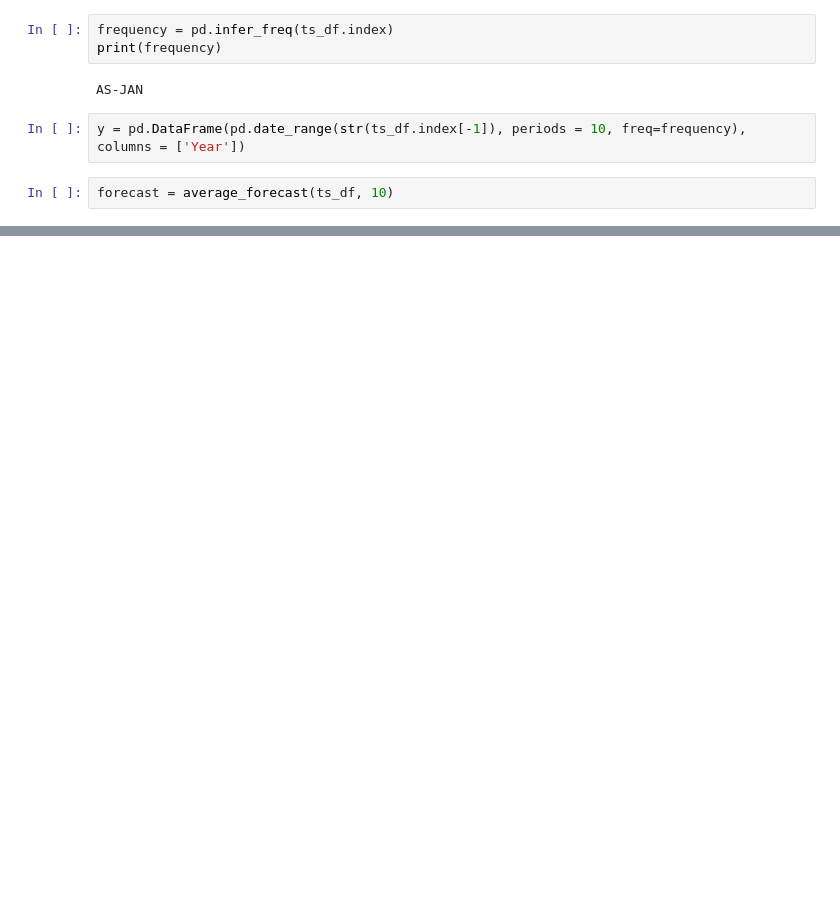
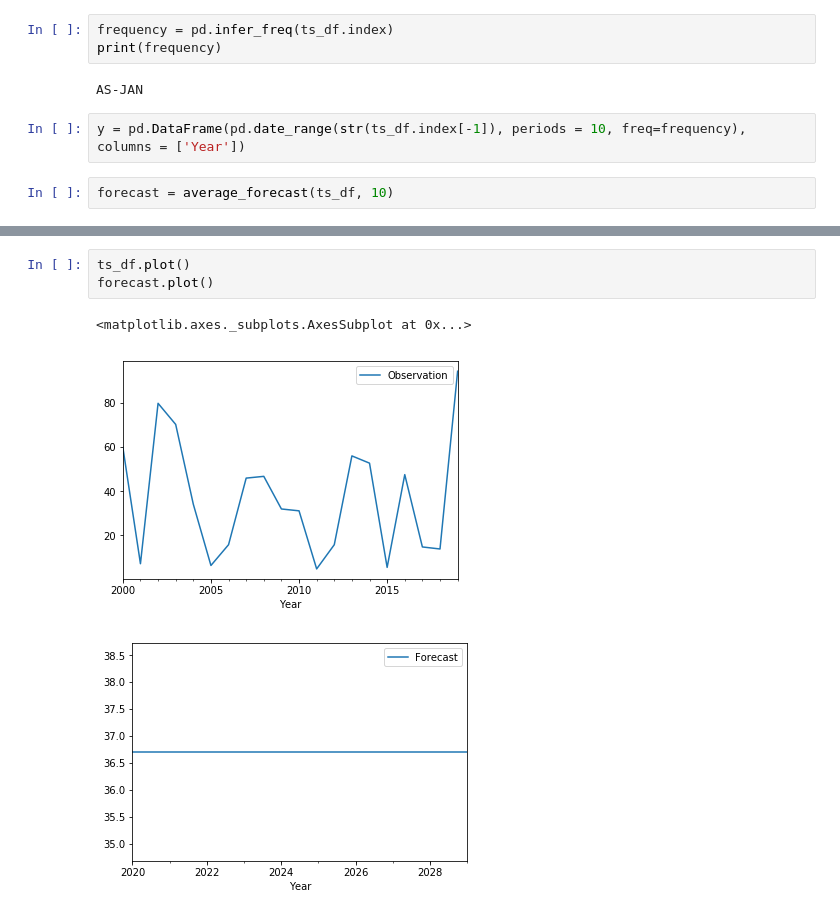
Before and after one commit to robahall/tswalkthrough, a Jupyter notebook: notebooks/2.0_rah_time_forecasters_toolbox.ipynb, the cells around one changed output, grey strips where cells are left out. Cells and saved outputs as stored; diff of their text form; blank space fills up the shorter version.

```diff
--- a/notebooks/2.0_rah_time_forecasters_toolbox.ipynb
+++ b/notebooks/2.0_rah_time_forecasters_toolbox.ipynb
@@ -81,0 +82,7 @@ forecast
+# %%
+ts_df.plot()
+forecast.plot()
+# %% [output]
+<matplotlib.axes._subplots.AxesSubplot at 0x...>
+[figure, added]
+[figure, added]
```
Also changed, not shown: parts of 3 cells of this notebook.
